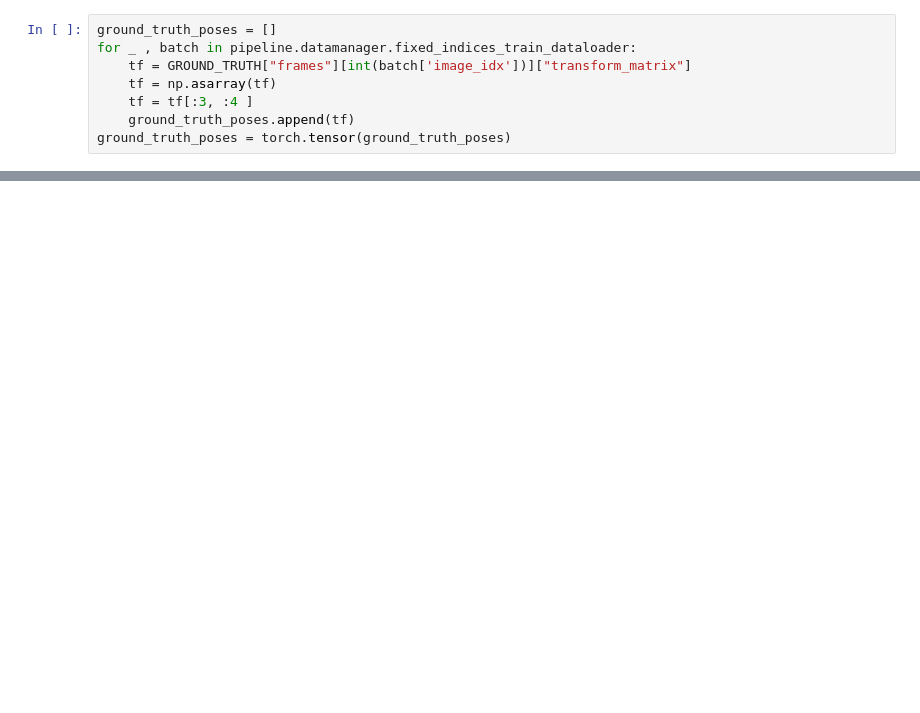
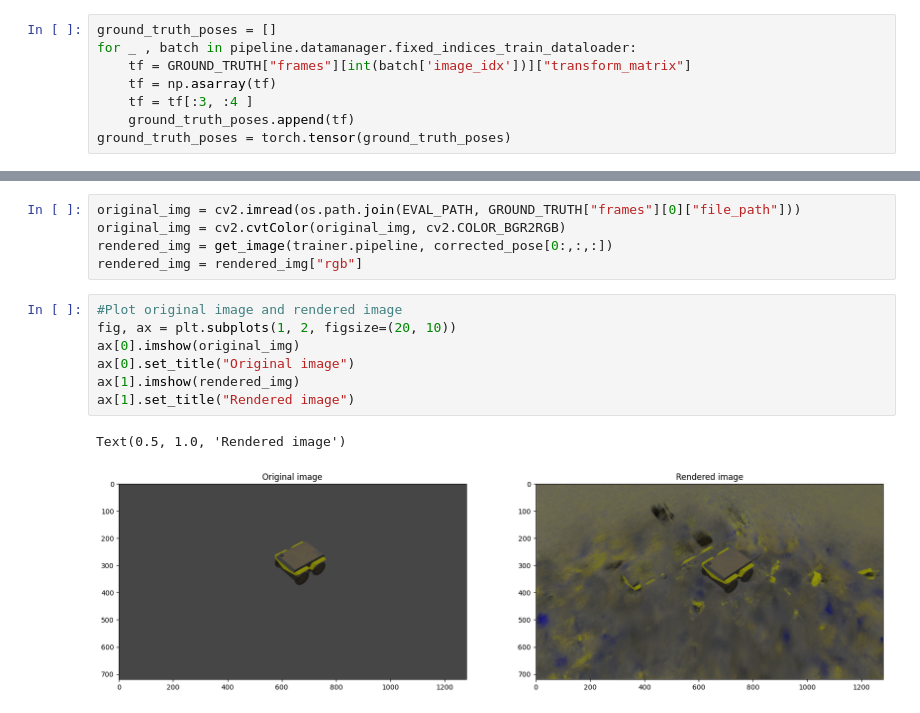
Before and after one commit to tauzn-clock/inerf, a Jupyter notebook: utils/evaluation_pose.ipynb, the cells around one changed output, grey strips where cells are left out. Cells and saved outputs as stored; diff of their text form; blank space fills up the shorter version.

```diff
--- a/utils/evaluation_pose.ipynb
+++ b/utils/evaluation_pose.ipynb
@@ -122,3 +162,18 @@ AttributeError: 'PlaneNerfDataManager' object has no attribute 'iter_train_image
+# %%
+original_img = cv2.imread(os.path.join(EVAL_PATH, GROUND_TRUTH["frames"][0]["file_path"]))
+original_img = cv2.cvtColor(original_img, cv2.COLOR_BGR2RGB)
+rendered_img = get_image(trainer.pipeline, corrected_pose[0:,:,:])
+rendered_img = rendered_img["rgb"]
+# %%
+#Plot original image and rendered image
+fig, ax = plt.subplots(1, 2, figsize=(20, 10))
+ax[0].imshow(original_img)
+ax[0].set_title("Original image")
+ax[1].imshow(rendered_img)
+ax[1].set_title("Rendered image")
+# %% [output]
+Text(0.5, 1.0, 'Rendered image')
+[figure, added]
 # %%
 #Plot store_t_diff and store_r_diff with  respect to training iteration in 2 subplots
 store = np.asarray(store)
```
Also changed, not shown: parts of 10 cells of this notebook, 1 other file.
